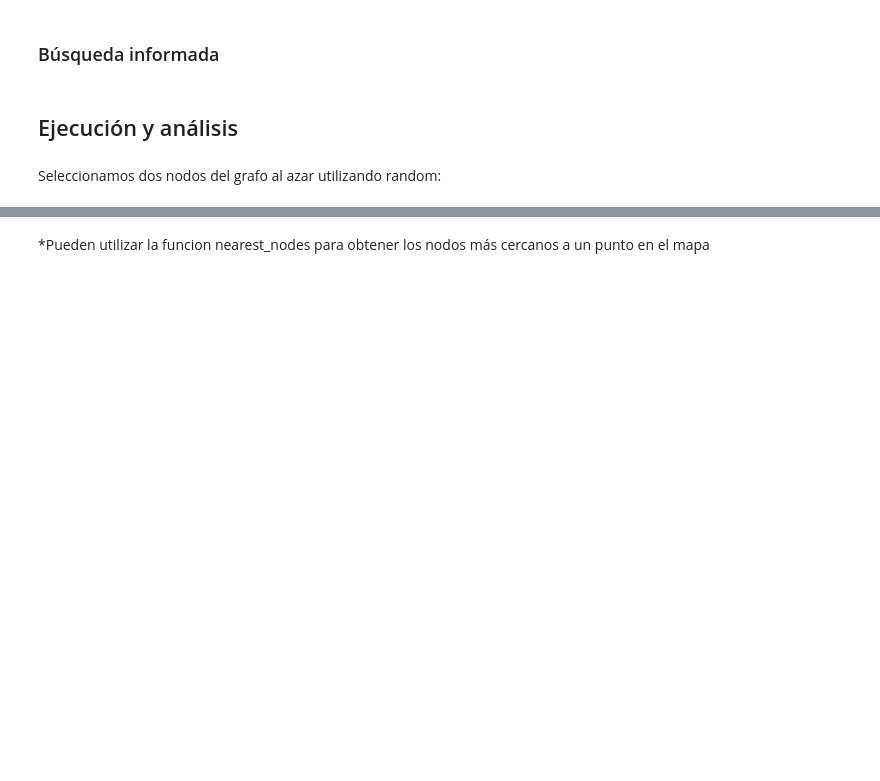
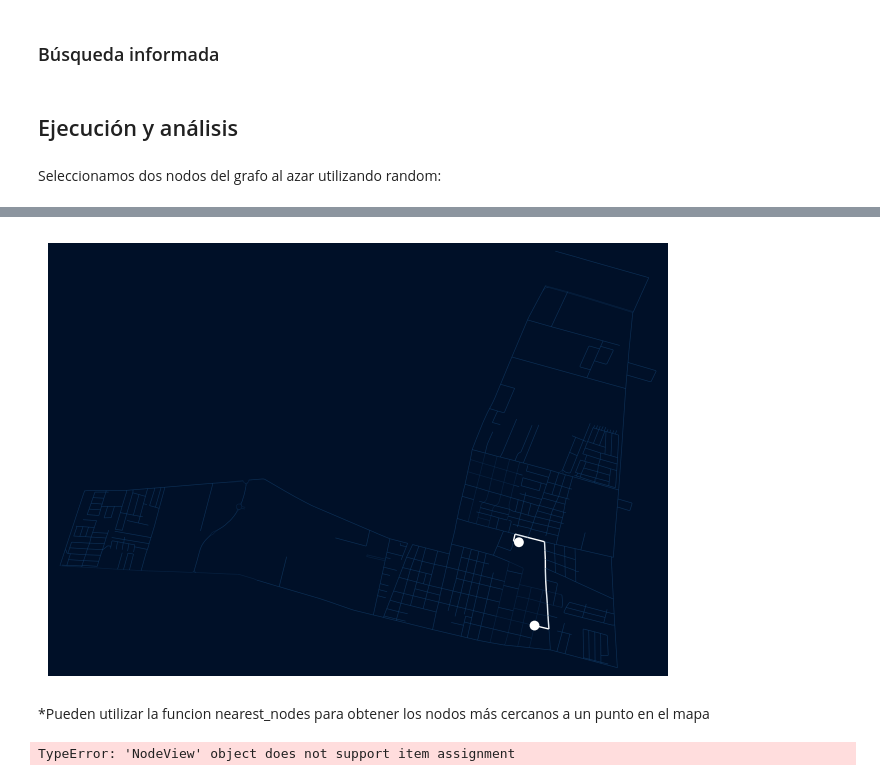
Before and after one commit to schweigenderFlugel/ia-con-python, a Jupyter notebook: ACTIVIDAD 1 - BUSQUEDA/actividad_1_busqueda.ipynb, the cells around one changed output, grey strips where cells are left out. Saved outputs shown, nothing was run; the diff lists cells and outputs as text; code cells hidden in the pictures; blank space fills up the shorter version.

```diff
--- a/ACTIVIDAD 1 - BUSQUEDA/actividad_1_busqueda.ipynb
+++ b/ACTIVIDAD 1 - BUSQUEDA/actividad_1_busqueda.ipynb
@@ -199,5 +359,13 @@ Distancia recorrida: 4.595229000000001
+# %%
+pintar_camino(inicio, meta)
+# %% [output]
+[figure, added]
 # %% [markdown]
 *Pueden utilizar la funcion nearest_nodes para obtener los nodos más cercanos a un punto en el mapa
+# %%
+gbfs(G, inicio, meta)
+# %% [output]
+TypeError: 'NodeView' object does not support item assignment
 # %%
 # Ejecutar cada algoritmo acompañado de la grafica correspondiente
 # deberán crear una función que de estilos a las aristas que unen los nodos de la solución
```
Also changed, not shown: parts of 18 cells of this notebook, 2 other files.
